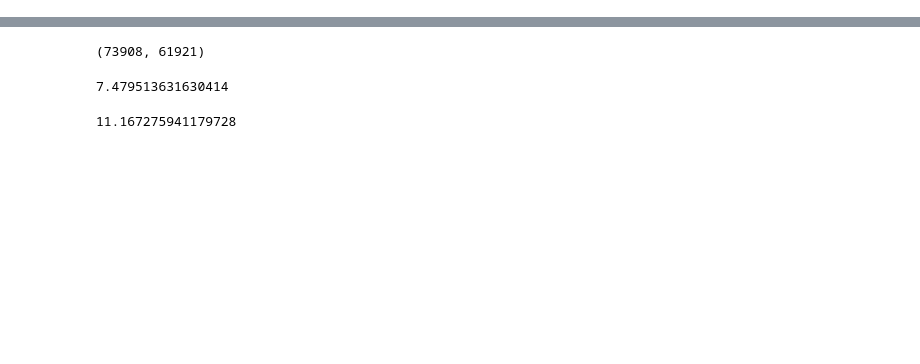
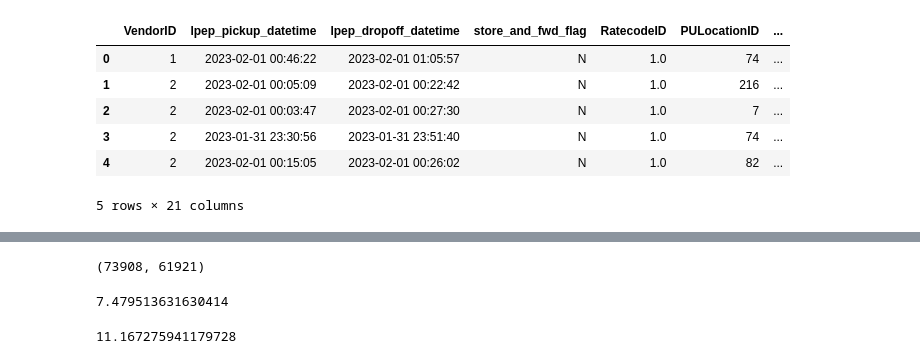
Before and after one commit to fbarulli/mlops-zoomcamp, a Jupyter notebook: 01-intro/duration-prediction.ipynb, the cells around one changed output, grey strips where cells are left out. Cells and saved outputs as stored; diff of their text form; code cells hidden in the pictures; blank space fills up the shorter version.

```diff
--- a/01-intro/duration-prediction.ipynb
+++ b/01-intro/duration-prediction.ipynb
@@ -18,3 +14,13 @@ from sklearn.linear_model import Ridge
 from sklearn.metrics import root_mean_squared_error
 # %%
 df = pd.read_parquet('https://d37ci6vzurychx.cloudfront.net/trip-data/green_tripdata_2023-02.parquet')
+# %%
+df.head()
+# %% [output]
+|  | VendorID | lpep_pickup_datetime | lpep_dropoff_datetime | store_and_fwd_flag | RatecodeID | PULocationID | ... |
+| 0 | 1 | 2023-02-01 00:46:22 | 2023-02-01 01:05:57 | N | 1.0 | 74 | ... |
+| 1 | 2 | 2023-02-01 00:05:09 | 2023-02-01 00:22:42 | N | 1.0 | 216 | ... |
+| 2 | 2 | 2023-02-01 00:03:47 | 2023-02-01 00:27:30 | N | 1.0 | 7 | ... |
+| 3 | 2 | 2023-01-31 23:30:56 | 2023-01-31 23:51:40 | N | 1.0 | 74 | ... |
+| 4 | 2 | 2023-02-01 00:15:05 | 2023-02-01 00:26:02 | N | 1.0 | 82 | ... |
+5 rows × 21 columns
```
Also changed, not shown: parts of 4 cells of this notebook, 1 other file.
